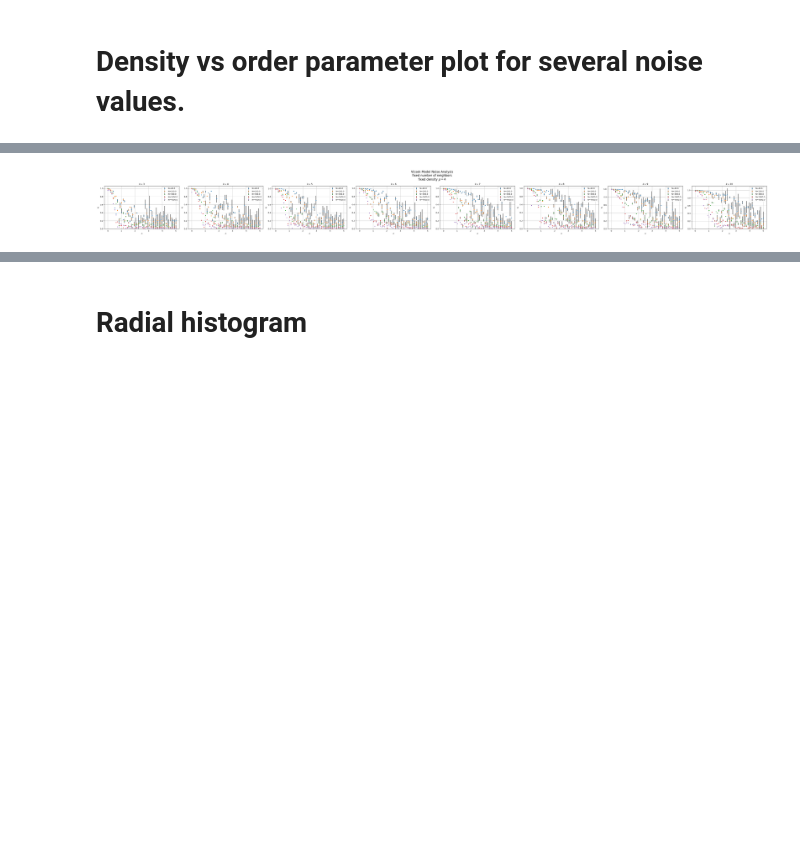
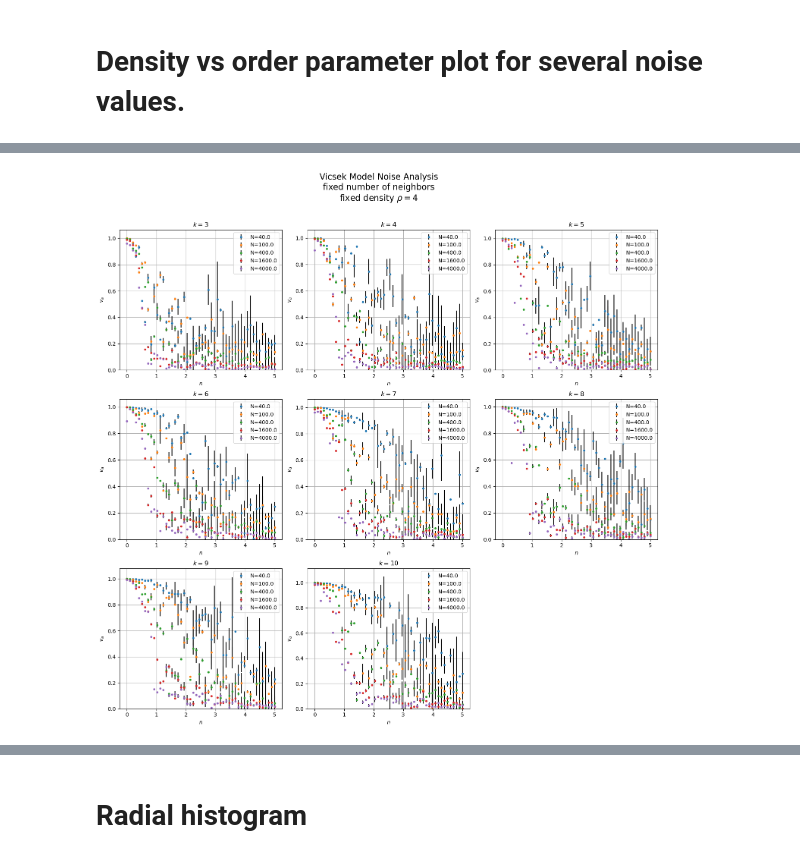
Before and after one commit to RnLe/bachelor_thesis23, a Jupyter notebook: main/cpp/misc.ipynb, the cells around one changed output, grey strips where cells are left out. Drawn from its saved outputs; the diff is of its cells as text; code cells hidden in the pictures; blank space fills up the shorter version.

Commit message:
finetuning plots

```diff
--- a/main/cpp/misc.ipynb
+++ b/main/cpp/misc.ipynb
@@ -68,41 +69,47 @@ plt.show()
 # %%
 import numpy as np
 import matplotlib.pyplot as plt
 
 k_values = [3, 4, 5, 6, 7, 8, 9, 10]
 
-fig, axs = plt.subplots(1, len(k_values), figsize=(50, 5))
+fig, axs = plt.subplots(3, 3, figsize=(15, 15))
 fig.suptitle("Vicsek Model Noise Analysis\nfixed number of neighbors\n" + r"fixed density $\rho = 4$", fontsize=16)
 
 # Define a list of colors to distinguish between the particle groups
 colors = ['C0', 'C1', 'C2', 'C3', 'C4']
 
 for j, k in enumerate(k_values):
+    # Determine the position of the subplot
+    row = j // 3
+    col = j % 3
+
     # Create the file name based on the k value
     filename = f"../../data/VicsekModel/Fig2a/Fig2a_kNeighbors__k{k}_t2000.txt"
 
     N, n, t, va, prev = np.genfromtxt(filename, delimiter=',', unpack=True, skip_header=True)
 
     # Group by N
     unique_N = np.unique(N)
     for index, N_value in enumerate(unique_N):
         mask = N == N_value
-        axs[j].errorbar(n[mask], va[mask], prev[mask], ecolor="black", fmt=".", color=colors[index % len(colors)], label=f'N={N_value}')
+        axs[row, col].errorbar(n[mask], va[mask], prev[mask], fmt=".", color=colors[index % len(colors)], label=f'N={N_value}')
 
-    axs[j].set_xlabel(r"$n$")
-    axs[j].set_ylabel(r"$v_a$")
-    axs[j].set_ylim(0)
-    axs[j].grid()
-    axs[j].set_title(rf"$k = {k}$")
-    axs[j].legend()
+    axs[row, col].set_xlabel(r"$n$")
+    axs[row, col].set_ylabel(r"$v_a$")
+    axs[row, col].set_ylim(0)
+    axs[row, col].grid()
+    axs[row, col].set_title(rf"$k = {k}$")
+    axs[row, col].legend()
 
+axs[2, 2].remove()
 # Adjust spacing
 fig.tight_layout()
-fig.subplots_adjust(top=0.75)
+fig.subplots_adjust(top=0.88)
 plt.savefig("../../plots/VicsekNoise_noises.pdf")
+plt.savefig("../../plots/VicsekNoise_noises.png", dpi=300)
 plt.show()
 # %% [output]
-[figure, old version]
+[figure, new version]
 # %%
 import numpy as np
 import matplotlib.pyplot as plt
```
Also changed, not shown: parts of 3 cells of this notebook, 15 other files.
